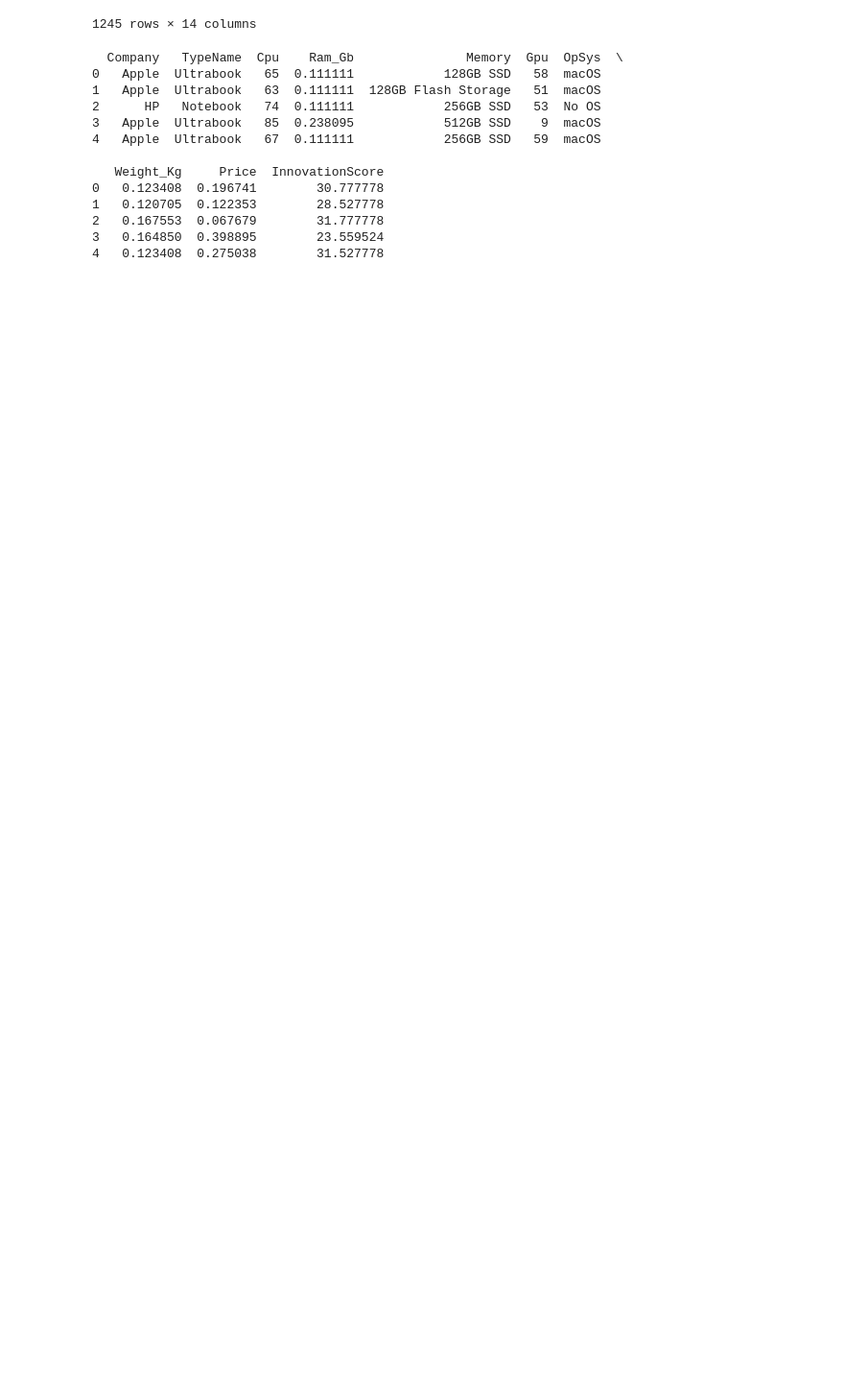
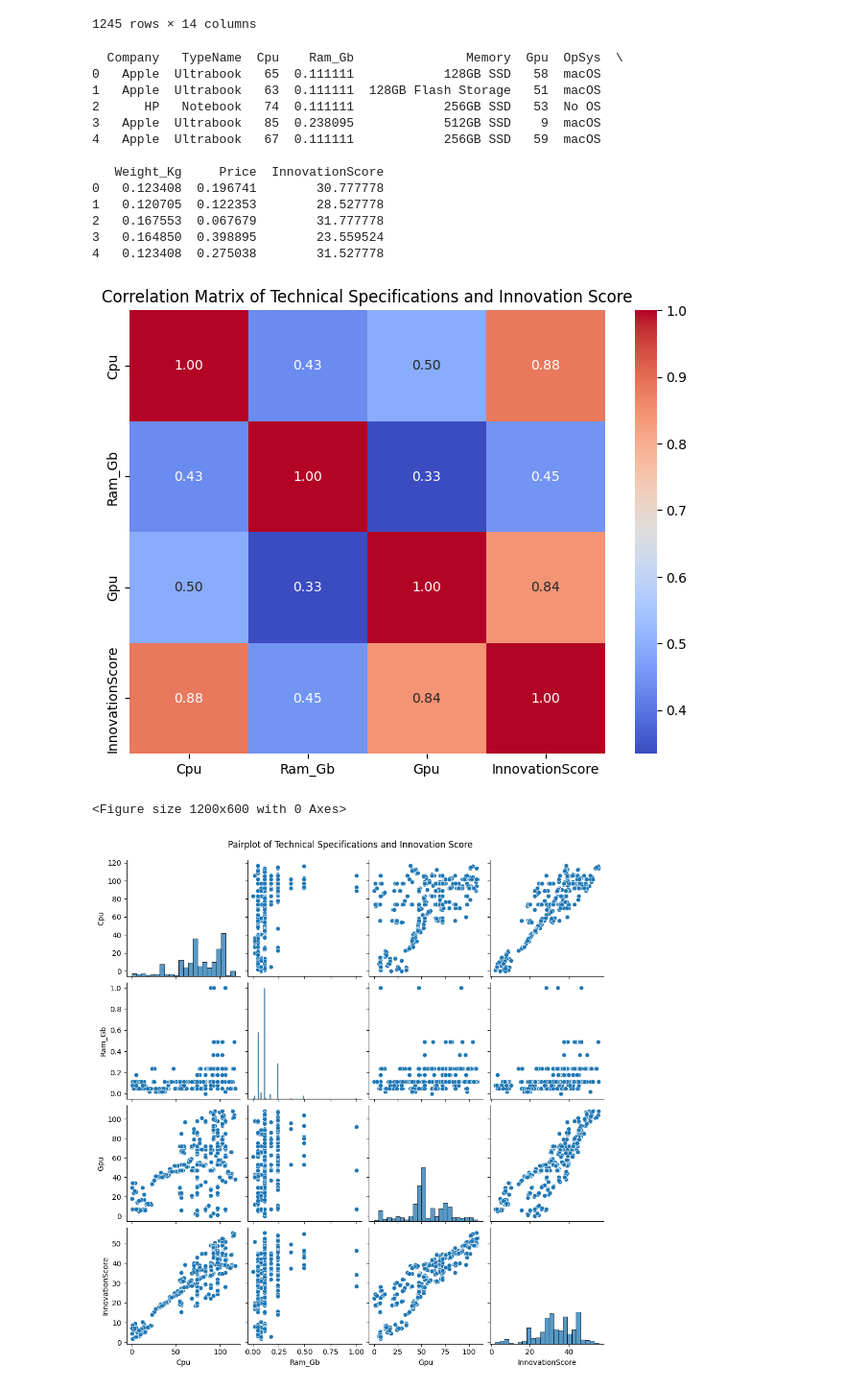
Before and after one commit to Ste881/Laptop-price-prediction, a Jupyter notebook: laptop_ML_project.ipynb, the cells around one changed output. Shown at 96% size. Drawn from its saved outputs; the diff is of its cells as text; code cells hidden in the pictures; blank space fills up the shorter version.

Commit message:
Performing EDA to understand correlation

```diff
--- a/laptop_ML_project.ipynb
+++ b/laptop_ML_project.ipynb
@@ -448,3 +448,36 @@ print(encoded_scaled_df[['Company', 'TypeName', 'Cpu', 'Ram_Gb', 'Memory', 'Gpu'
 2   0.167553  0.067679        31.777778
 3   0.164850  0.398895        23.559524
 4   0.123408  0.275038        31.527778
+# %%
+'''Perform exploratory data analysis (EDA) to understand the correlation between technical specifications and the overall
+innovation level of laptop models.'''
+
+def explore_correlation(df):
+    """
+    Parameters:
+        df (DataFrame): The DataFrame containing the laptop dataset.
+
+    Returns:
+        None
+    """
+    # Compute the correlation matrix
+    correlation_matrix = df[['Cpu', 'Ram_Gb', 'Memory', 'Gpu', 'InnovationScore']].corr(numeric_only=True)
+
+    # Visualize the correlation matrix using a heatmap
+    plt.figure(figsize=(8, 6))
+    sns.heatmap(correlation_matrix, annot=True, cmap='coolwarm', fmt=".2f")
+    plt.title('Correlation Matrix of Technical Specifications and Innovation Score')
+    plt.show()
+
+    # Visualize the relationships between individual technical specifications and the innovation score
+    plt.figure(figsize=(12, 6))
+    sns.pairplot(df[['Cpu', 'Ram_Gb', 'Memory', 'Gpu', 'InnovationScore']])
+    plt.suptitle('Pairplot of Technical Specifications and Innovation Score', y=1.02)
+    plt.show()
+
+# Call the function to perform EDA
+explore_correlation(encoded_scaled_df)
+# %% [output]
+[figure, added]
+<Figure size 1200x600 with 0 Axes>
+[figure, added]
```
Also changed, not shown: parts of 2 cells of this notebook.
